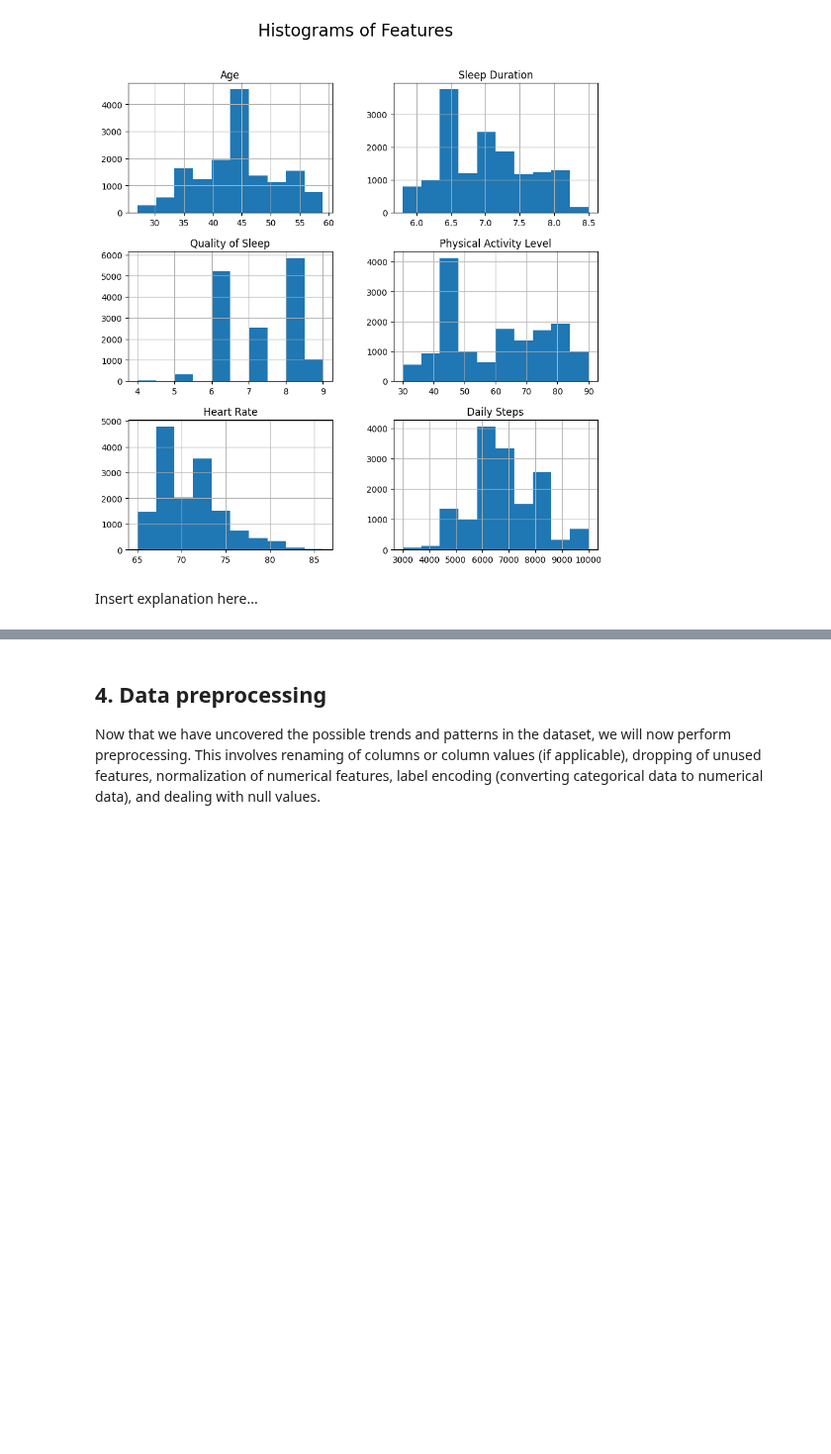
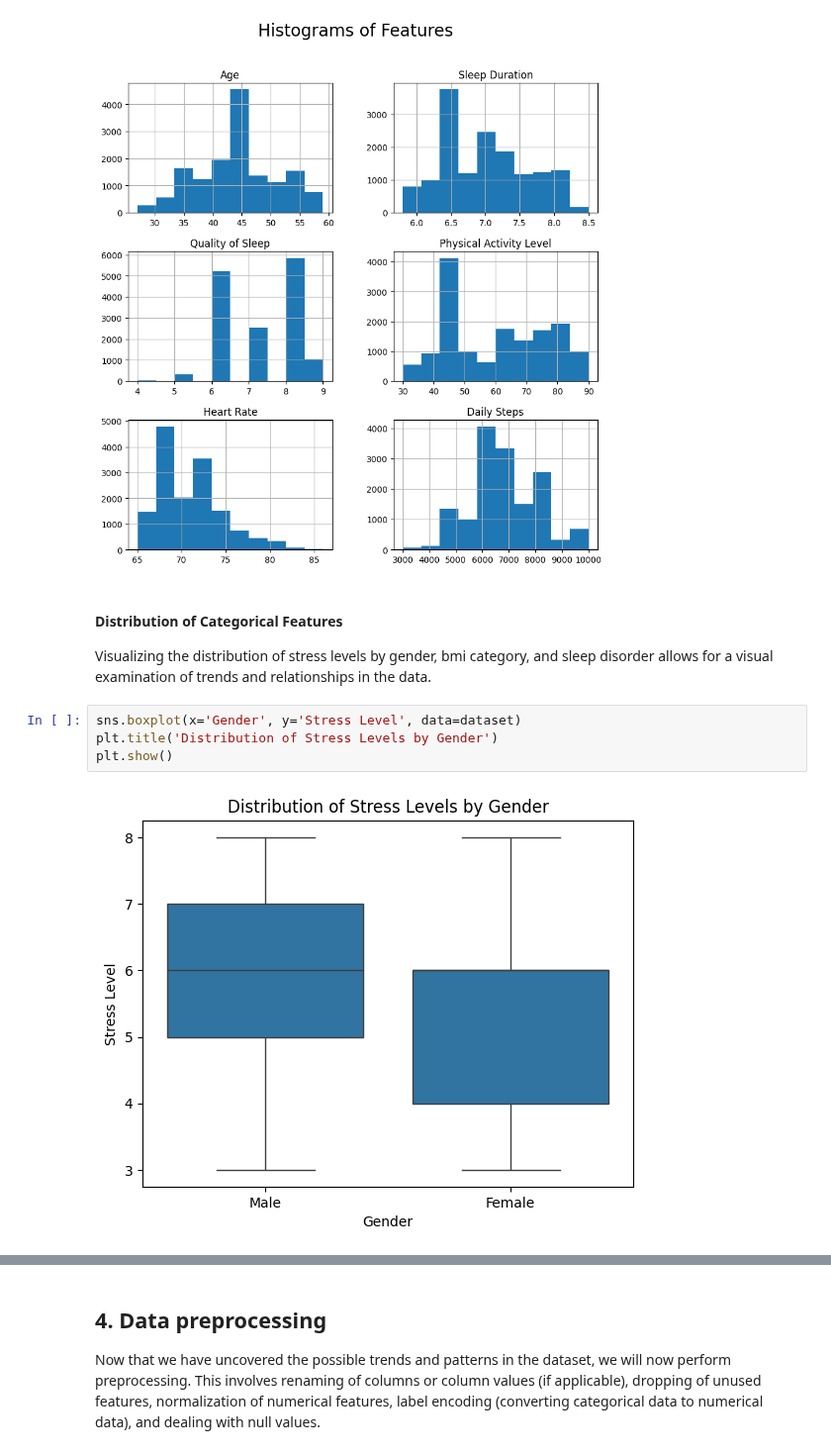
Before and after one commit to cjmax34/cs180-project, a Jupyter notebook: CS 180 Project (Group 3).ipynb, the cells around one changed output, grey strips where cells are left out. Shown at 99% size. Saved outputs shown, nothing was run; the diff lists cells and outputs as text; blank space fills up the shorter version.

```diff
--- a/CS 180 Project (Group 3).ipynb
+++ b/CS 180 Project (Group 3).ipynb
@@ -212,5 +212,13 @@ plt.suptitle("Histograms of Features", fontsize=20)
 plt.show()
 # %% [output]
 [figure]
-# %% [markdown]
-Insert explanation here...
+# %% [markdown]
+#### Distribution of Categorical Features
+
+Visualizing the distribution of stress levels by gender, bmi category, and sleep disorder allows for a visual examination of trends and relationships in the data.
+# %%
+sns.boxplot(x='Gender', y='Stress Level', data=dataset)
+plt.title('Distribution of Stress Levels by Gender')
+plt.show()
+# %% [output]
+[figure, added]
```
Also changed, not shown: parts of 7 cells of this notebook.
